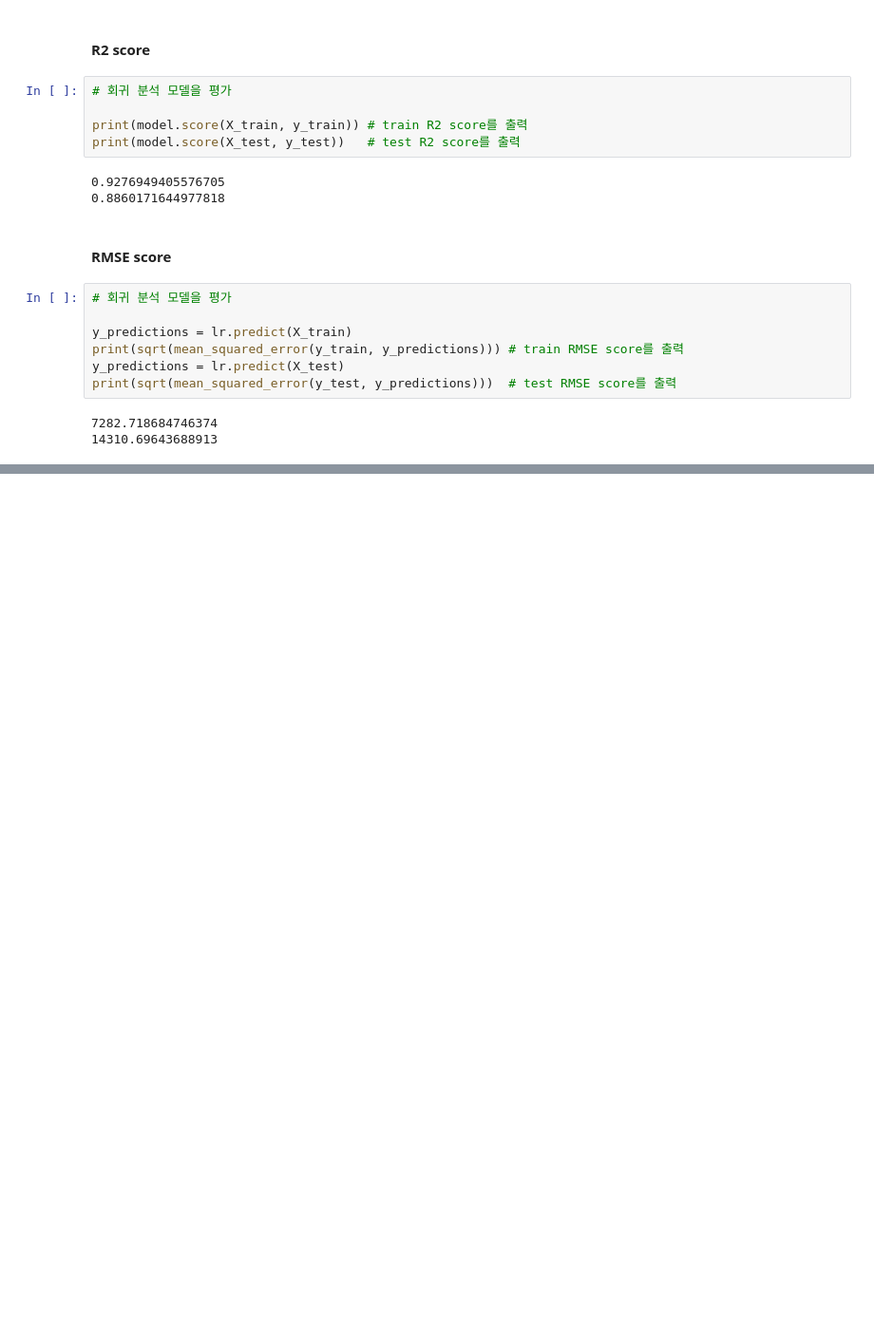
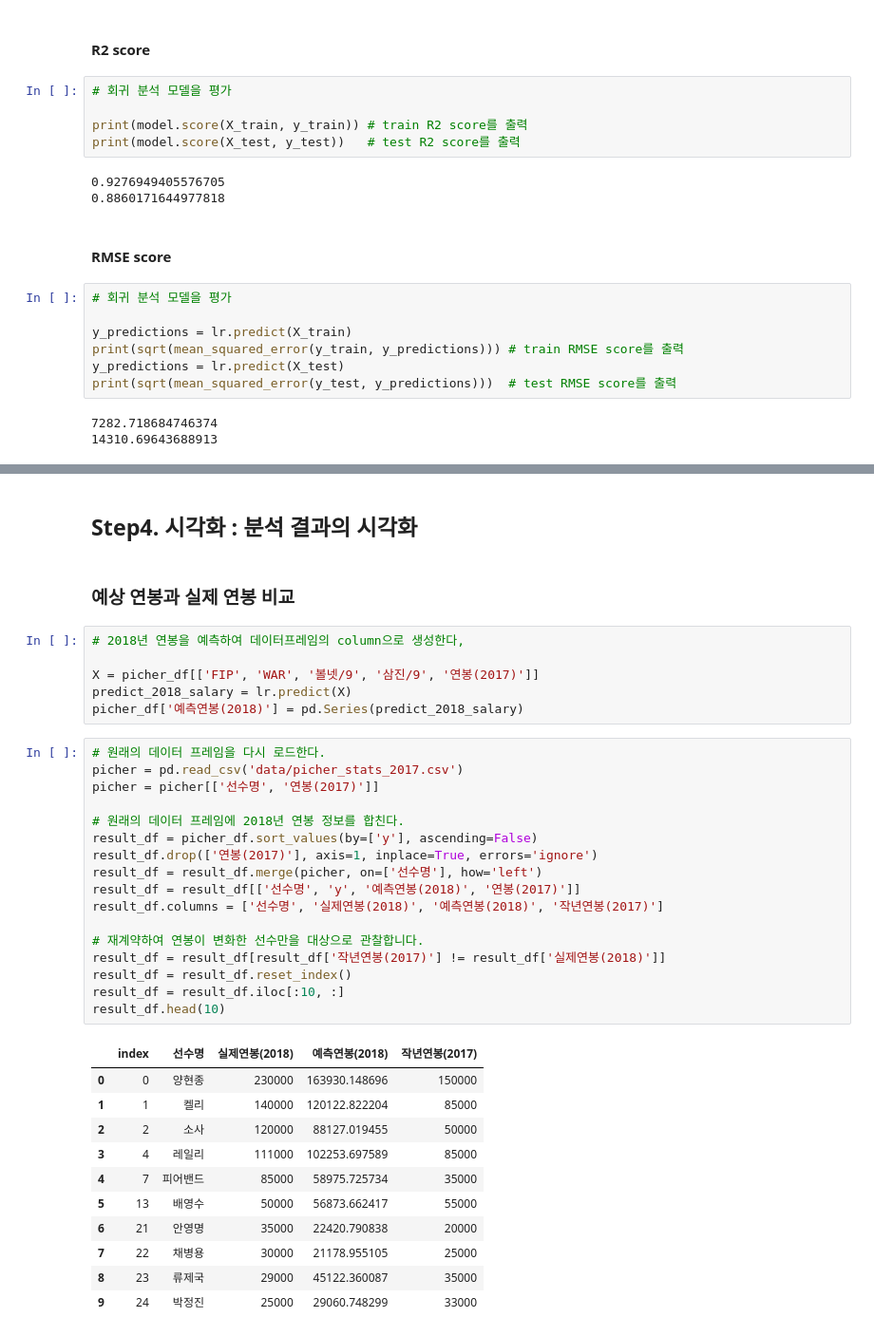
Before and after one commit to Ahyun0326/data_science, a Jupyter notebook: 연봉 예측 분석.ipynb, the cells around one changed output, grey strips where cells are left out. Shown: that part at 95% size. Cells and saved outputs as stored; diff of their text form; blank space fills up the shorter version.

```diff
--- a/연봉 예측 분석.ipynb
+++ b/연봉 예측 분석.ipynb
@@ -323,0 +424,39 @@ print(sqrt(mean_squared_error(y_test, y_predictions)))  # test RMSE score를 출
+# %% [markdown]
+## Step4. 시각화 : 분석 결과의 시각화
+# %% [markdown]
+### 예상 연봉과 실제 연봉 비교
+# %%
+# 2018년 연봉을 예측하여 데이터프레임의 column으로 생성한다,
+
+X = picher_df[['FIP', 'WAR', '볼넷/9', '삼진/9', '연봉(2017)']]
+predict_2018_salary = lr.predict(X)
+picher_df['예측연봉(2018)'] = pd.Series(predict_2018_salary)
+# %%
+# 원래의 데이터 프레임을 다시 로드한다.
+picher = pd.read_csv('data/picher_stats_2017.csv')
+picher = picher[['선수명', '연봉(2017)']]
+
+# 원래의 데이터 프레임에 2018년 연봉 정보를 합친다.
+result_df = picher_df.sort_values(by=['y'], ascending=False)
+result_df.drop(['연봉(2017)'], axis=1, inplace=True, errors='ignore')
+result_df = result_df.merge(picher, on=['선수명'], how='left')
+result_df = result_df[['선수명', 'y', '예측연봉(2018)', '연봉(2017)']]
+result_df.columns = ['선수명', '실제연봉(2018)', '예측연봉(2018)', '작년연봉(2017)']
+
+# 재계약하여 연봉이 변화한 선수만을 대상으로 관찰합니다.
+result_df = result_df[result_df['작년연봉(2017)'] != result_df['실제연봉(2018)']]
+result_df = result_df.reset_index()
+result_df = result_df.iloc[:10, :]
+result_df.head(10)
+# %% [output]
+|  | index | 선수명 | 실제연봉(2018) | 예측연봉(2018) | 작년연봉(2017) |
+| 0 | 0 | 양현종 | 230000 | 163930.148696 | 150000 |
+| 1 | 1 | 켈리 | 140000 | 120122.822204 | 85000 |
+| 2 | 2 | 소사 | 120000 | 88127.019455 | 50000 |
+| 3 | 4 | 레일리 | 111000 | 102253.697589 | 85000 |
+| 4 | 7 | 피어밴드 | 85000 | 58975.725734 | 35000 |
+| 5 | 13 | 배영수 | 50000 | 56873.662417 | 55000 |
+| 6 | 21 | 안영명 | 35000 | 22420.790838 | 20000 |
+| 7 | 22 | 채병용 | 30000 | 21178.955105 | 25000 |
+| 8 | 23 | 류제국 | 29000 | 45122.360087 | 35000 |
+| 9 | 24 | 박정진 | 25000 | 29060.748299 | 33000 |
```
Also changed, not shown: parts of 12 cells of this notebook.
